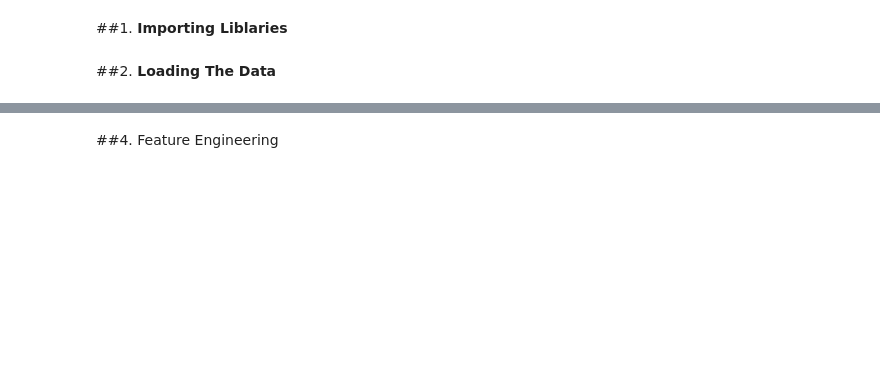
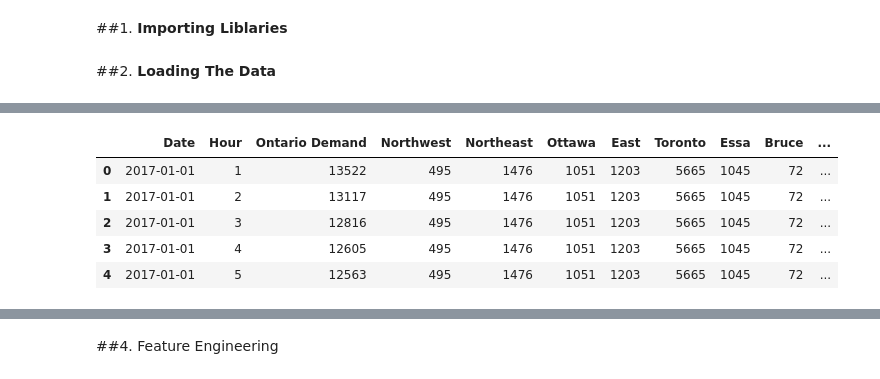
Before and after one commit to janosepah/ML_Project, a Jupyter notebook: Final_Project.ipynb, the cells around one changed output, grey strips where cells are left out. Saved outputs shown, nothing was run; the diff lists cells and outputs as text; code cells hidden in the pictures; blank space fills up the shorter version.

```diff
--- a/Final_Project.ipynb
+++ b/Final_Project.ipynb
@@ -163,0 +175,9 @@ AllFuel= AllFuel.append(FuelMonthly_2019)
+# %%
+AllDemandZonal.head()
+# %% [output]
+|  | Date | Hour | Ontario Demand | Northwest | Northeast | Ottawa | East | Toronto | Essa | Bruce | ... |
+| 0 | 2017-01-01 | 1 | 13522 | 495 | 1476 | 1051 | 1203 | 5665 | 1045 | 72 | ... |
+| 1 | 2017-01-01 | 2 | 13117 | 495 | 1476 | 1051 | 1203 | 5665 | 1045 | 72 | ... |
+| 2 | 2017-01-01 | 3 | 12816 | 495 | 1476 | 1051 | 1203 | 5665 | 1045 | 72 | ... |
+| 3 | 2017-01-01 | 4 | 12605 | 495 | 1476 | 1051 | 1203 | 5665 | 1045 | 72 | ... |
+| 4 | 2017-01-01 | 5 | 12563 | 495 | 1476 | 1051 | 1203 | 5665 | 1045 | 72 | ... |
```
Also changed, not shown: parts of 14 cells of this notebook.
